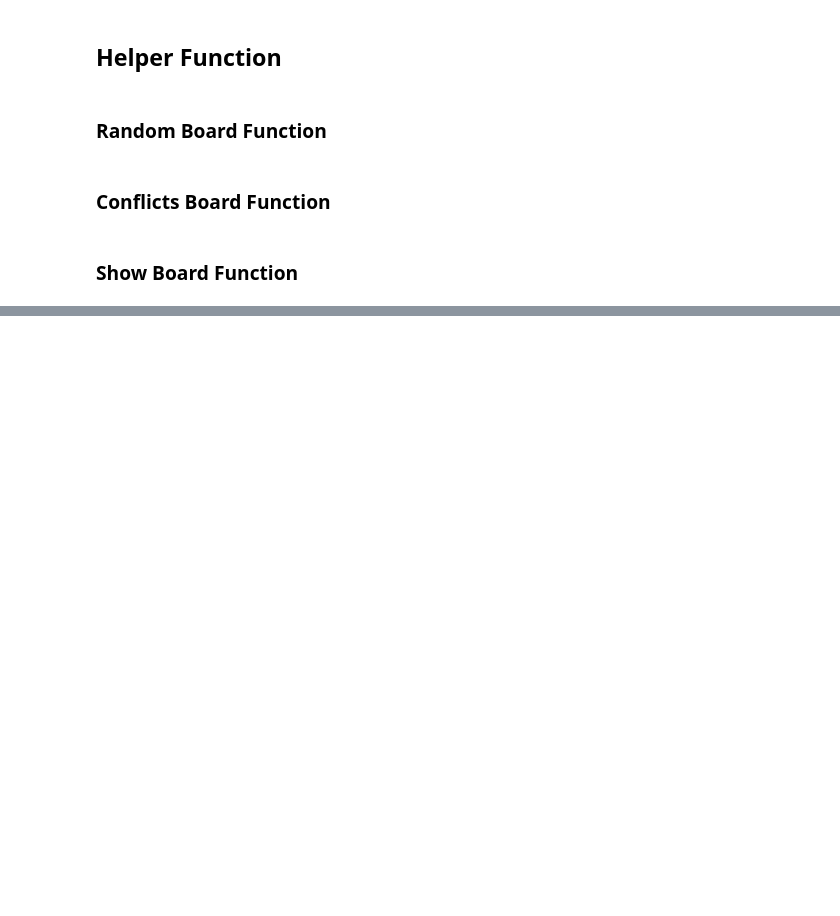
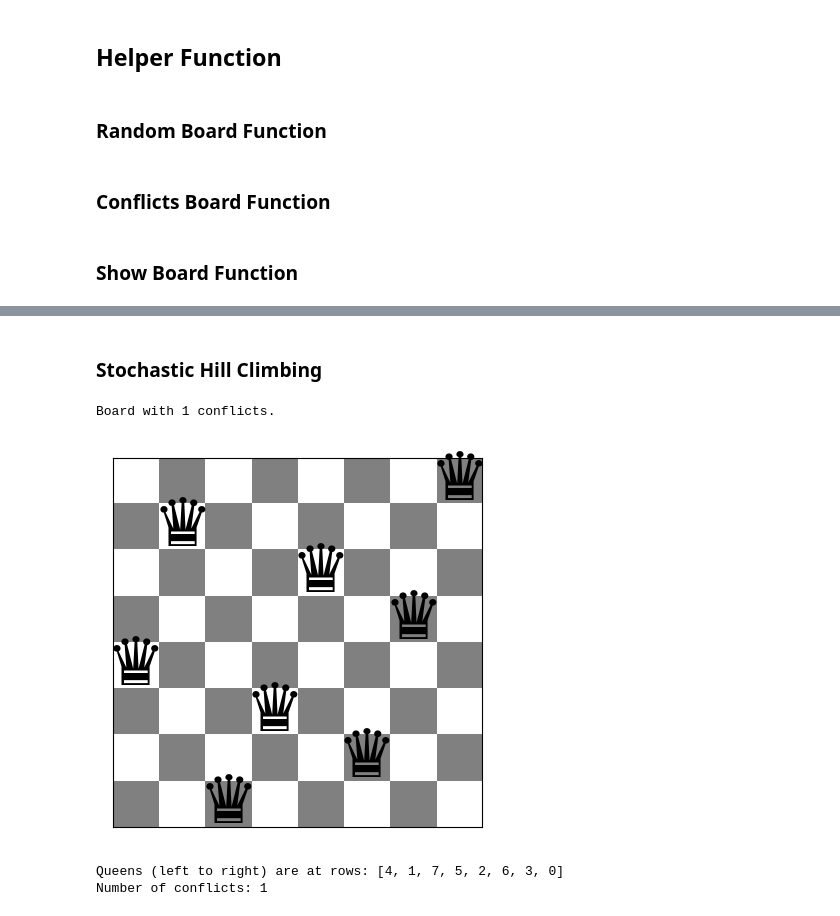
Before and after one commit to sleepymor/Week-4-Introduction-to-AI, a Jupyter notebook: queens-problem.ipynb, the cells around one changed output, grey strips where cells are left out. Cells and saved outputs as stored; diff of their text form; code cells hidden in the pictures; blank space fills up the shorter version.

```diff
--- a/queens-problem.ipynb
+++ b/queens-problem.ipynb
@@ -135 +133,30 @@ Queens (left to right) are at rows: [1, 3, 0, 2]
 Number of conflicts: 0
+# %% [markdown]
+### Stochastic Hill Climbing
+# %%
+def stochastic_hill_climbing(n, max_iter=100):
+
+  current = [random.randint(0, n-1) for _ in range(n)]
+
+  for _ in range(max_iter):
+    current_objective = objective(current)
+    neighbors = generate_neighbors(current)
+
+    best_neighbor = random.choice(neighbors)
+    best_objective = objective(best_neighbor)
+
+    if best_objective > current_objective:
+      current = best_neighbor
+
+  return current
+
+solution = stochastic_hill_climbing(8)
+
+show_board(solution)
+print(f"Queens (left to right) are at rows: {solution}")
+print(f"Number of conflicts: {conflicts(solution)}")
+# %% [output]
+Board with 1 conflicts.
+[figure, added]
+Queens (left to right) are at rows: [4, 1, 7, 5, 2, 6, 3, 0]
+Number of conflicts: 1
```
Also changed, not shown: parts of 8 cells of this notebook.
